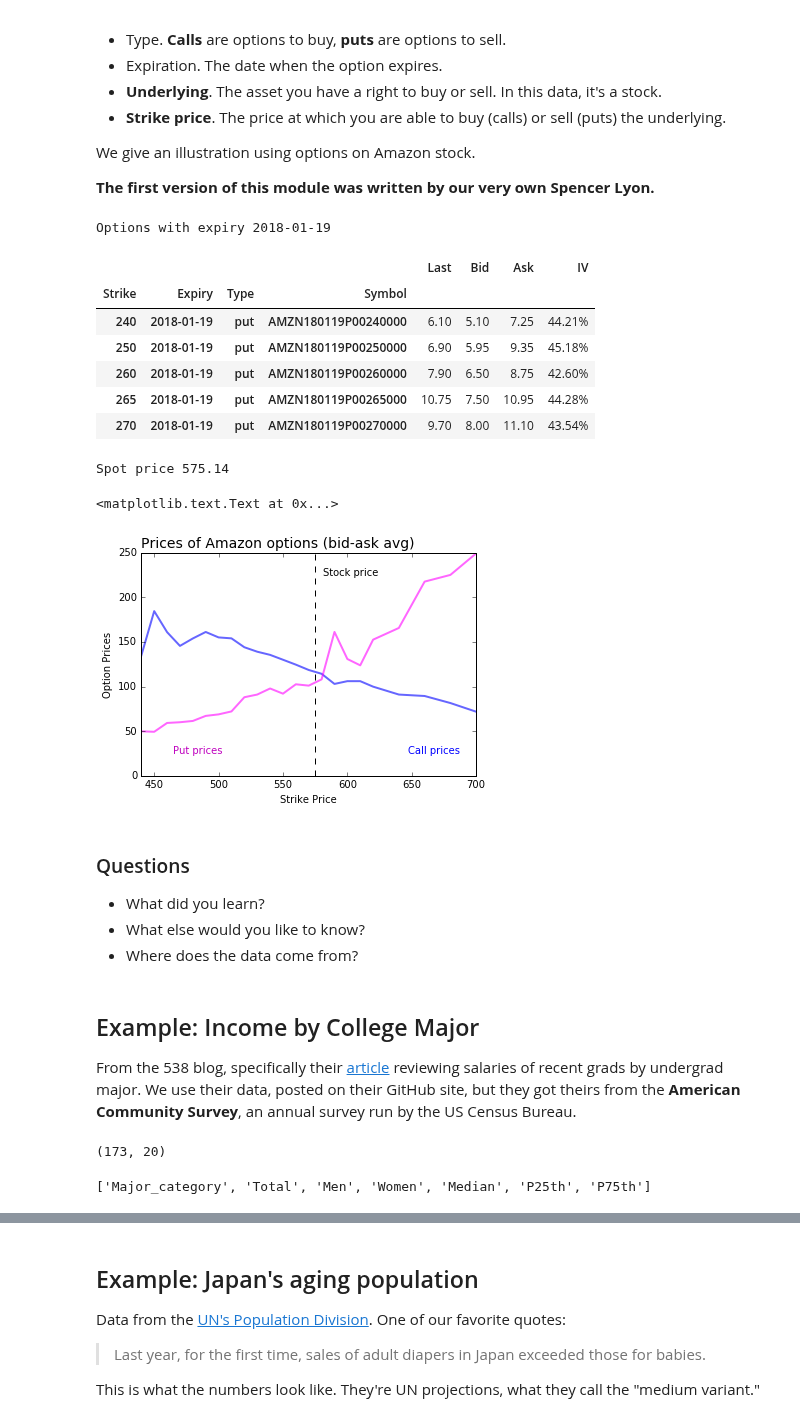
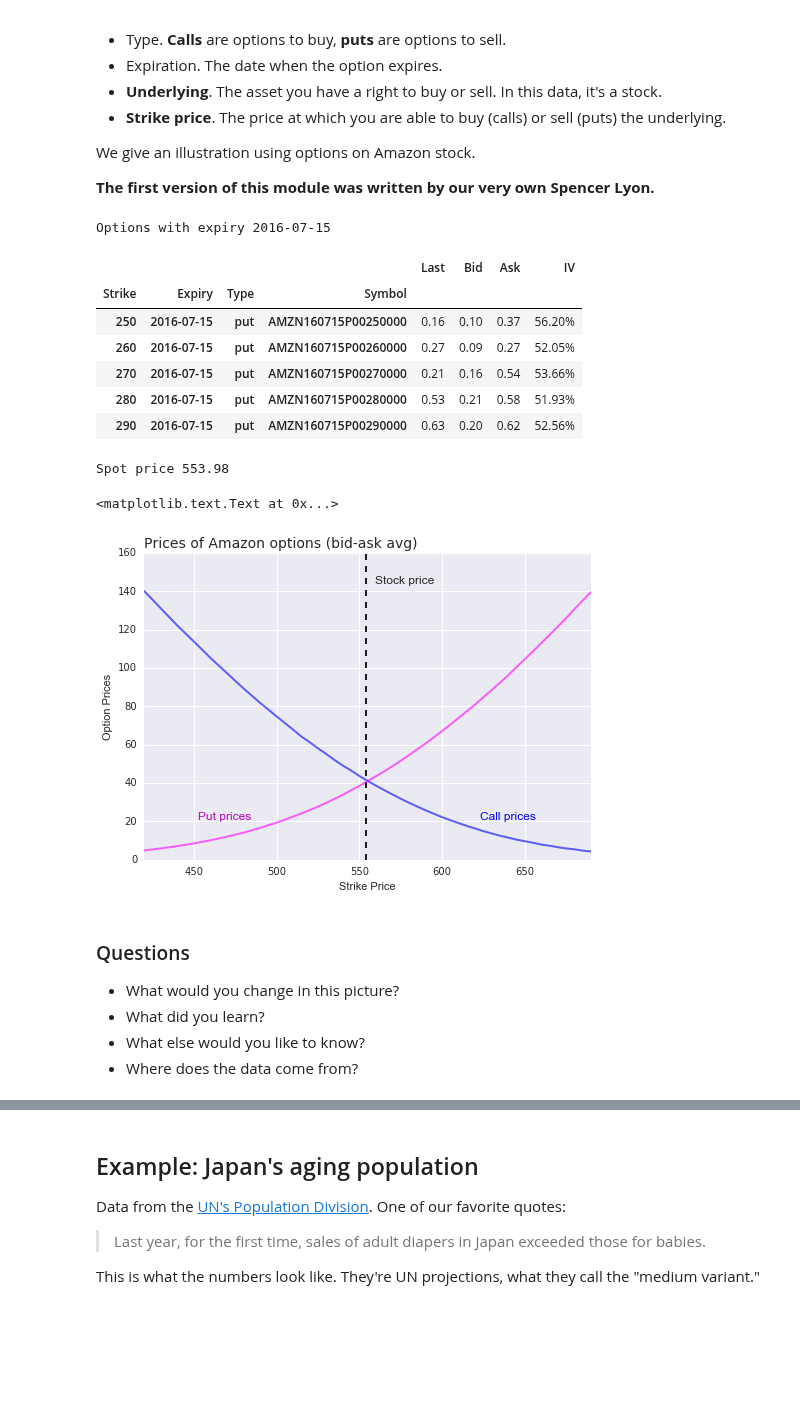
Before and after one commit to DaveBackus/Data_Bootcamp, a Jupyter notebook: Code/IPython/bootcamp_examples.ipynb, the cells around one changed output, grey strips where cells are left out. Saved outputs shown, nothing was run; the diff lists cells and outputs as text; code cells hidden in the pictures; blank space fills up the shorter version.

```diff
--- a/Code/IPython/bootcamp_examples.ipynb
+++ b/Code/IPython/bootcamp_examples.ipynb
@@ -486,21 +290,21 @@ exp = otk.expiry_dates     # get expiration dates
 
 # get option prices
 cols = [0, 1, 2, 7]
-opexp = 11
+opexp = 7
 print('Options with expiry', exp[opexp])
 calls = otk.get_call_data(expiry=exp[opexp])[cols]
 puts  = otk.get_put_data(expiry=exp[opexp])[cols]
 
 puts.head()
 # %% [output]
-Options with expiry 2018-01-19
+Options with expiry 2016-07-15
 |  |  |  |  | Last | Bid | Ask | IV |
 | Strike | Expiry | Type | Symbol |  |  |  |  |
-| 240 | 2018-01-19 | put | AMZN180119P00240000 | 6.10 | 5.10 | 7.25 | 44.21% |
-| 250 | 2018-01-19 | put | AMZN180119P00250000 | 6.90 | 5.95 | 9.35 | 45.18% |
-| 260 | 2018-01-19 | put | AMZN180119P00260000 | 7.90 | 6.50 | 8.75 | 42.60% |
-| 265 | 2018-01-19 | put | AMZN180119P00265000 | 10.75 | 7.50 | 10.95 | 44.28% |
-| 270 | 2018-01-19 | put | AMZN180119P00270000 | 9.70 | 8.00 | 11.10 | 43.54% |
+| 250 | 2016-07-15 | put | AMZN160715P00250000 | 0.16 | 0.10 | 0.37 | 56.20% |
+| 260 | 2016-07-15 | put | AMZN160715P00260000 | 0.27 | 0.09 | 0.27 | 52.05% |
+| 270 | 2016-07-15 | put | AMZN160715P00270000 | 0.21 | 0.16 | 0.54 | 53.66% |
+| 280 | 2016-07-15 | put | AMZN160715P00280000 | 0.53 | 0.21 | 0.58 | 51.93% |
+| 290 | 2016-07-15 | put | AMZN160715P00290000 | 0.63 | 0.20 | 0.62 | 52.56% |
 # %%
 # drop extra index levels
 calls = calls.reset_index(level=[1,2,3], drop=True)
@@ -517,47 +321,29 @@ puts  = puts[(puts.index >= (1-delta)*spot) & (puts.index <= (1+delta)*spot)]
 calls['Mid'] = (calls['Bid'] + calls['Ask'])/2
 puts['Mid']  = (puts['Bid'] + puts['Ask'])/2
 # %% [output]
-Spot price 575.14
+Spot price 553.98
 # %%
 # plot put and call prices
-which = 'Last'
+which = 'Mid'
 
 fig, ax = plt.subplots()
 calls[which].plot(lw=2, color='blue', alpha=0.6, ax=ax)
 puts[which].plot(lw=2, color='magenta', alpha=0.6, ax=ax)
 ymin, ymax = ax.get_ylim()
 ax.set_title('Prices of Amazon options (bid-ask avg)', fontsize=14, loc='left')
 ax.set_ylabel('Option Prices')
 ax.set_xlabel('Strike Price')
 ax.vlines(x=spot, ymin=ymin, ymax=ymax, linestyle='dashed')
 ax.text(1.01*spot, 0.9*ymax, 'Stock price', horizontalalignment='left')
-ax.text(0.875*spot, 0.1*ymax, 'Put prices', horizontalalignment='right', color='m')
-ax.text(1.125*spot, 0.1*ymax, 'Call prices', horizontalalignment='left', color='b')
+ax.text(0.875*spot, 0.13*ymax, 'Put prices', horizontalalignment='right', color='m')
+ax.text(1.125*spot, 0.13*ymax, 'Call prices', horizontalalignment='left', color='b')
 # %% [output]
 <matplotlib.text.Text at 0x...>
-[figure, old version]
+[figure, new version]
 # %% [markdown]
 ### Questions
 
+* What would you change in this picture?
 * What did you learn?
 * What else would you like to know?
 * Where does the data come from?
-# %% [markdown]
-## Example:  Income by College Major
-
-From the 538 blog, specifically their [article](http://fivethirtyeight.com/features/the-economic-guide-to-picking-a-college-major/) reviewing salaries of recent grads by undergrad major.  We use their data, posted on their GitHub site, but they got theirs from the **American Community Survey**, an annual survey run by the US Census Bureau.
-# %%
-url1 = 'https://raw.githubusercontent.com/fivethirtyeight/data/master/'
-url2 = 'college-majors/recent-grads.csv'
-url = url1 + url2
-df538 = pd.read_csv(url)
-df538 = df538.set_index('Major')
-df538['Median'] = df538['Median']/1000
-df538.shape
-# %% [output]
-(173, 20)
-# %%
-df538 = df538[[2,3,5,6,14,15,16]]
-list(df538)
-# %% [output]
-['Major_category', 'Total', 'Men', 'Women', 'Median', 'P25th', 'P75th']
```
Also changed, not shown: parts of 72 cells of this notebook, 5 other files.
